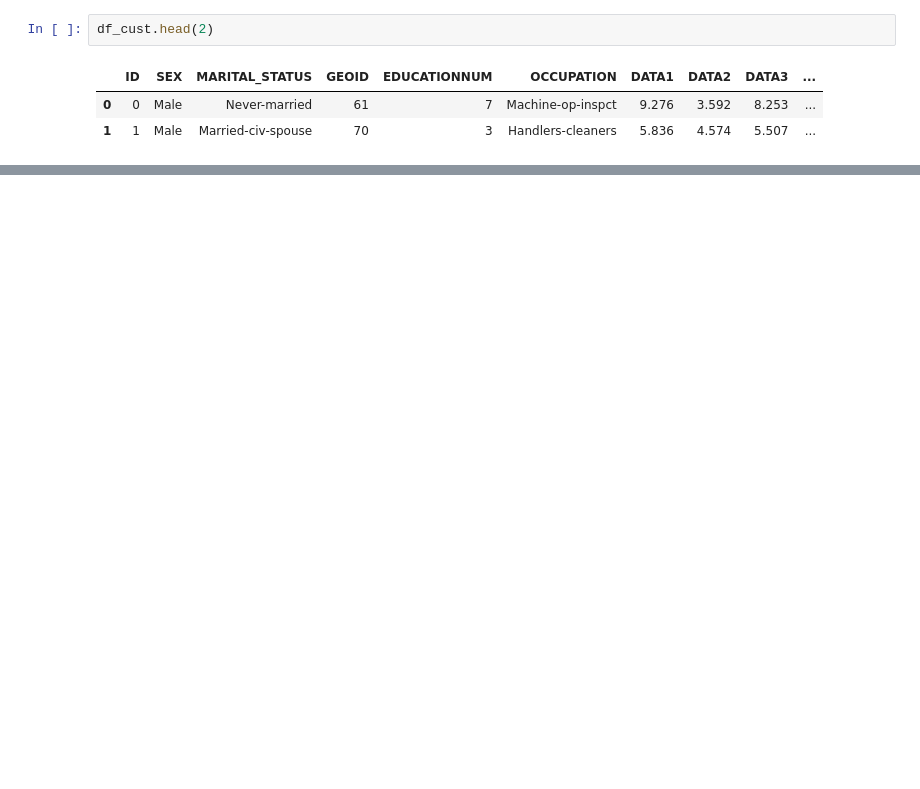
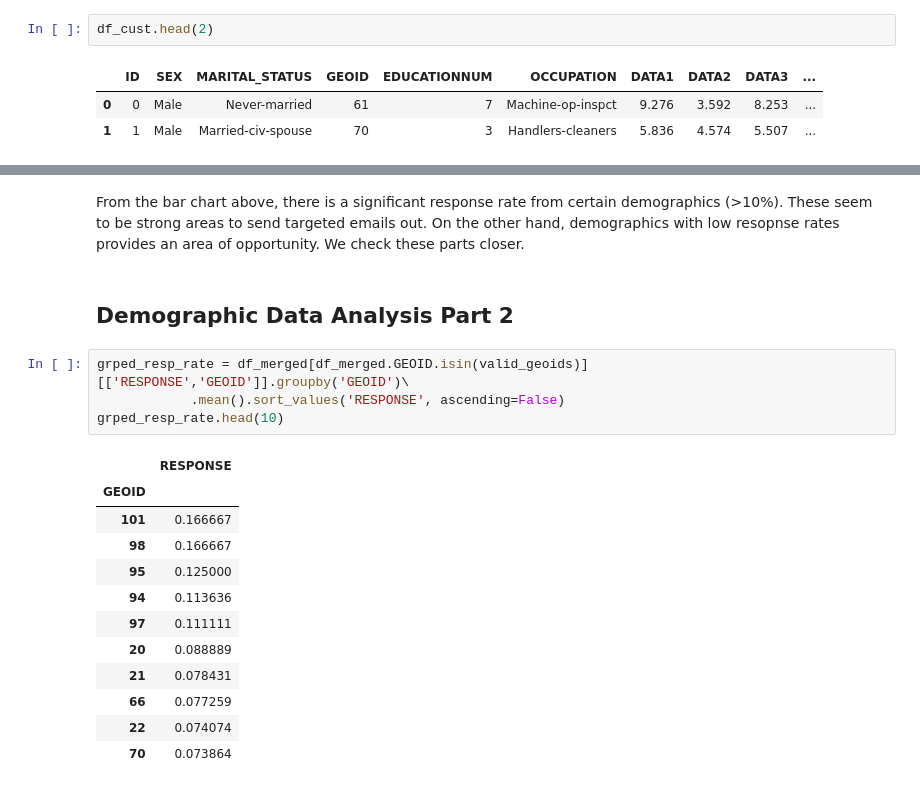
Before and after one commit to momori790/Springboard_AIC, a Jupyter notebook: capstone/notebooks/1.0-mo-initial-analysis.ipynb, the cells around one changed output, grey strips where cells are left out. Drawn from its saved outputs; the diff is of its cells as text; blank space fills up the shorter version.

Commit message:
analysis

```diff
--- a/capstone/notebooks/1.0-mo-initial-analysis.ipynb
+++ b/capstone/notebooks/1.0-mo-initial-analysis.ipynb
@@ -298,0 +331,21 @@ df_cust.head(2)
+# %% [markdown]
+From the bar chart above, there is a significant response rate from certain demographics (>10%).  These seem to be strong areas to send targeted emails out.  On the other hand, demographics with low resopnse rates provides an area of opportunity.  We check these parts closer.
+# %% [markdown]
+## Demographic Data Analysis Part 2
+# %%
+grped_resp_rate = df_merged[df_merged.GEOID.isin(valid_geoids)][['RESPONSE','GEOID']].groupby('GEOID')\
+            .mean().sort_values('RESPONSE', ascending=False)
+grped_resp_rate.head(10)
+# %% [output]
+|  | RESPONSE |
+| GEOID |  |
+| 101 | 0.166667 |
+| 98 | 0.166667 |
+| 95 | 0.125000 |
+| 94 | 0.113636 |
+| 97 | 0.111111 |
+| 20 | 0.088889 |
+| 21 | 0.078431 |
+| 66 | 0.077259 |
+| 22 | 0.074074 |
+| 70 | 0.073864 |
```
Also changed, not shown: parts of 11 cells of this notebook, 2 other files.
